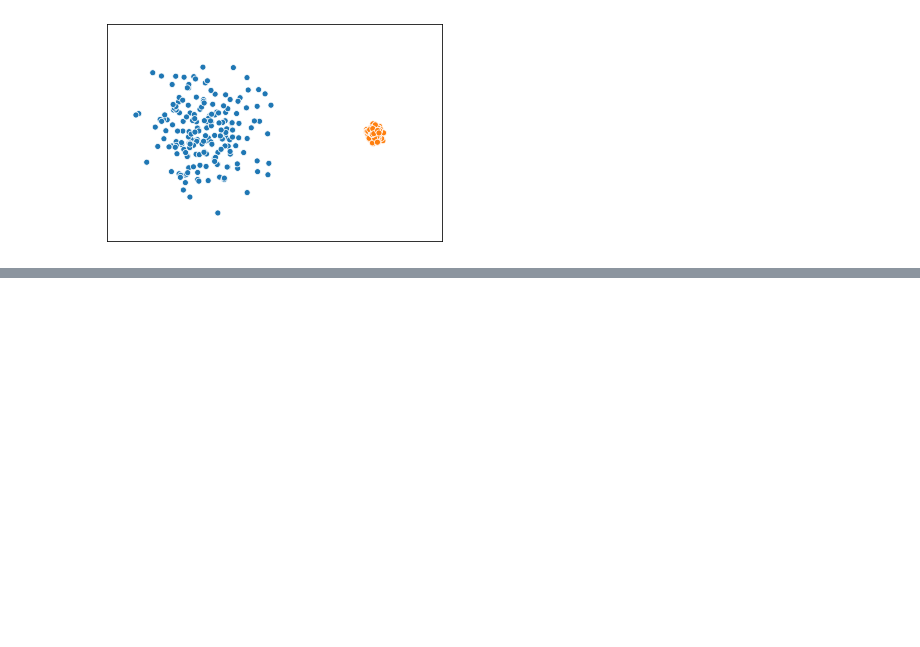
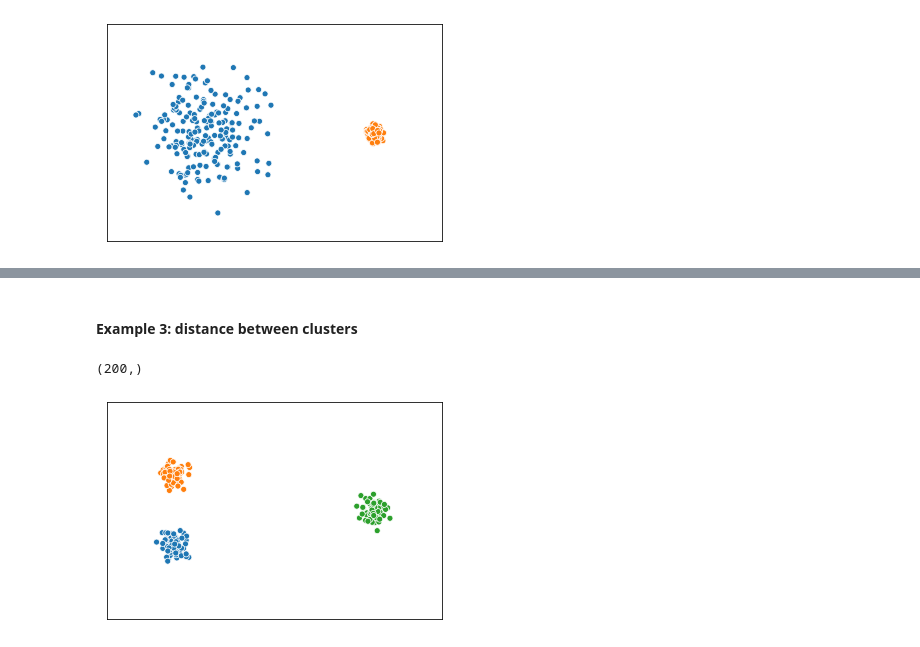
Before and after one commit to cvweis/2019-12-tSNE-intradepartmental-seminar, a Jupyter notebook: tutorial.ipynb, the cells around one changed output, grey strips where cells are left out. Saved outputs shown, nothing was run; the diff lists cells and outputs as text; code cells hidden in the pictures; blank space fills up the shorter version.

```diff
--- a/tutorial.ipynb
+++ b/tutorial.ipynb
@@ -354,0 +259,23 @@ for p in [2,5,15,30,50,75,100,150,200]:
+# %% [markdown]
+#### Example 3: distance between clusters
+# %%
+X, y = make_blobs(n_samples=200,
+                  centers=np.array([[2,2],[2,4],[8,3]]),
+                  cluster_std=[0.2,0.2,0.2],
+                  n_features=2,
+                  random_state=0)
+
+print(np.shape(y))
+
+plt.close('all')
+sns.scatterplot(X[:,0],X[:,1], hue=y, legend=False, palette=d_cols)
+plt.xlim([0.0,10.0])
+plt.ylim([0.0,6.0])
+plt.xticks([], [])
+plt.yticks([], [])
+
+plt.savefig('./plots_cluster_distances/original.png')
+plt.show()
+# %% [output]
+(200,)
+[figure, added]
```
Also changed, not shown: parts of 15 cells of this notebook, 53 other files.
